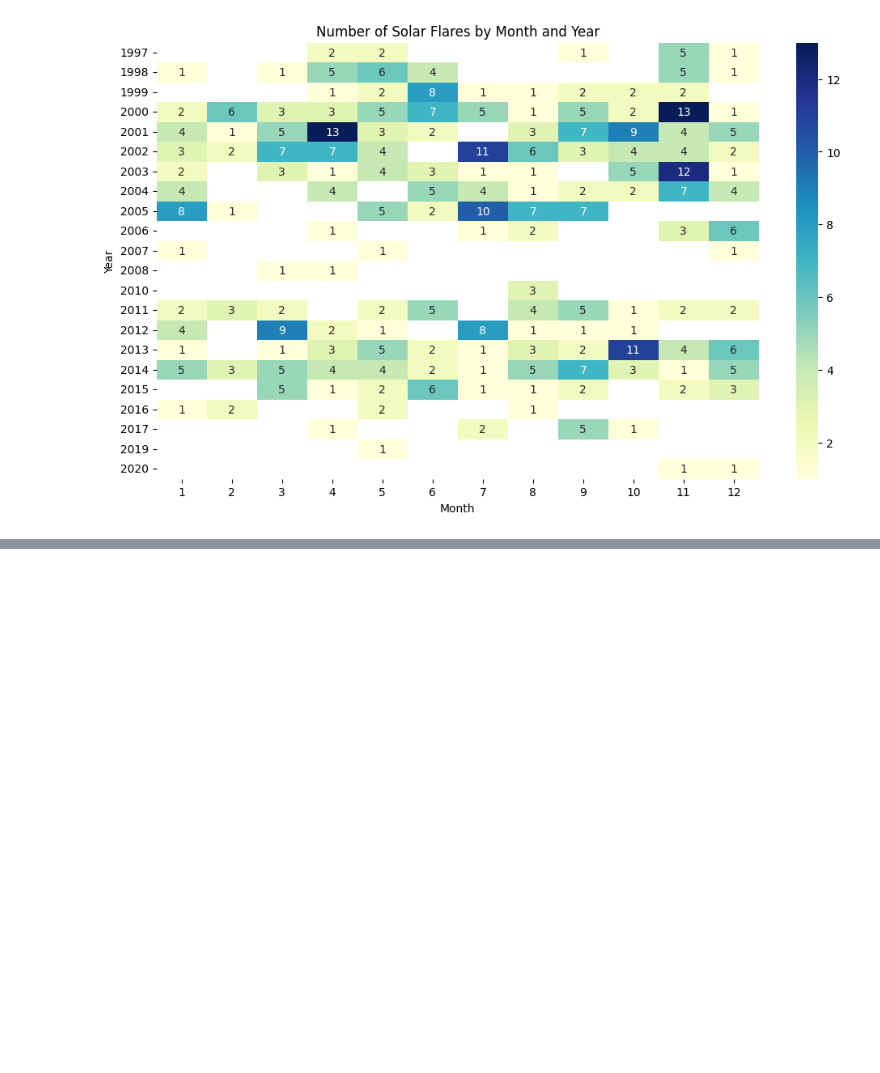
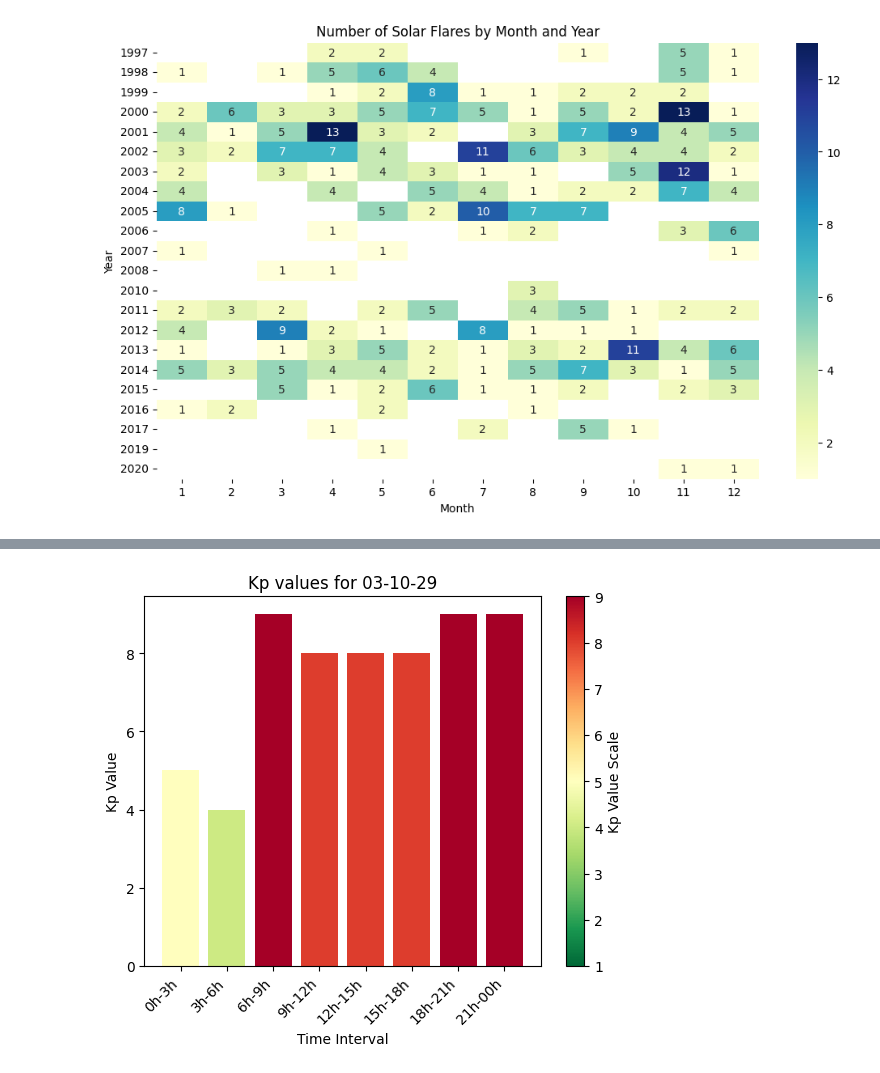
Before and after one commit to inguinalligament/MSML602, a Jupyter notebook: DATA602_HW2.ipynb, the cells around one changed output, grey strips where cells are left out. Cells and saved outputs as stored; diff of their text form; code cells hidden in the pictures; blank space fills up the shorter version.

```diff
--- a/DATA602_HW2.ipynb
+++ b/DATA602_HW2.ipynb
@@ -942,0 +1119,72 @@ fig.show()
+# %%
+# Question 2
+# Write a function that can create a plot similar to:
+# https://www.spaceweatherlive.com/en/archive/2003/10/29/kp,
+# given any specific date (not just the top-50 dates).
+# If there is no data for a given date, the values should all be treated as
+# zero (that's my interpretation --
+# possibly there is another default that is more meaningful).
+
+#import the entire matplotlib library
+import matplotlib
+
+
+# I'm assuming we just want the kp index breakdown by the 3 hour ranges
+# because we don't also have the ap index in the second graph in our data
+def plot_kp_values_for_date(yy, mm, dd):
+    # find the row with the given date
+    row = final_df[
+        (final_df["yy"] == yy) & (final_df["mm"] == mm) & (final_df["dd"] == dd)
+    ]
+
+    #if the date doesn't exist, set all the values to 0 and still display the data
+    if len(row) == 0:
+        print("No data found for the given date! Treating all kp values as 0.")
+        kp_values = [0 for _ in range(8)]
+    else:
+        # extract kp values and convert them to integers
+        kp_values = [extract_integer(row[f"kp{i}"].values[0]) for i in range(1, 9)]
+
+    # Generate colors based on kp values using the RdYlGn colormap in reverse
+    colormap = matplotlib.colormaps["RdYlGn_r"]  # Access colormap by name
+
+    # Normalize the values to fit within the color range
+    norm = plt.Normalize(vmin=1, vmax=9)
+    colors = [colormap(norm(val)) for val in kp_values]
+
+    # X-axis labels
+    labels = [
+        "0h-3h",
+        "3h-6h",
+        "6h-9h",
+        "9h-12h",
+        "12h-15h",
+        "15h-18h",
+        "18h-21h",
+        "21h-00h",
+    ]
+
+    # Plotting the bar chart
+    fig, ax = plt.subplots()
+    bars = ax.bar(labels, kp_values, color=colors)
+    ax.set_xlabel("Time Interval")
+    ax.set_ylabel("Kp Value")
+    ax.set_title(f"Kp values for {yy}-{mm}-{dd}")
+
+    # Setting x-axis tick locations and adjusting their labels
+    ax.set_xticks(range(len(labels)))
+    ax.set_xticklabels(labels, rotation=45, ha="right")
+      # rotation is set to 45 degrees so they don't overlap
+
+    # Add a colorbar to show the gradient scale
+    sm = plt.cm.ScalarMappable(cmap=colormap, norm=norm)
+    sm.set_array([])
+    cbar = fig.colorbar(sm, ax=ax, ticks=np.arange(1, 10))
+    cbar.set_label("Kp Value Scale")
+
+    plt.show()
+
+
+plot_kp_values_for_date("03", "10", "29")
+# %% [output]
+[figure, added]
```
Also changed, not shown: parts of 8 cells of this notebook, 1 other file.
